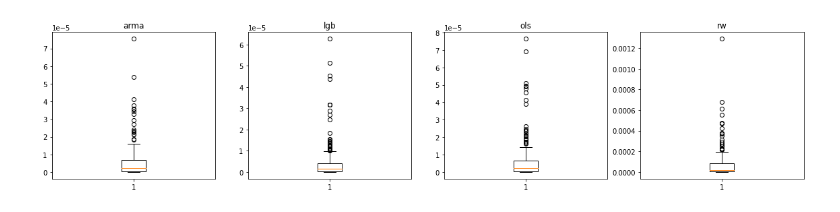
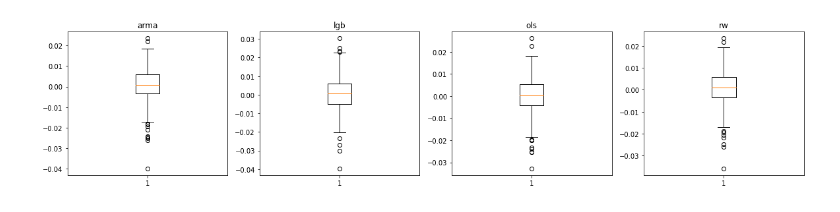
Before and after one commit to lukasgrahl/bachelor, a Jupyter notebook: notebooks/4-performance.ipynb, the cells around one changed output. Cells and saved outputs as stored; diff of their text form; code cells hidden in the pictures.

```diff
--- a/notebooks/4-performance.ipynb
+++ b/notebooks/4-performance.ipynb
@@ -17,6 +15,0 @@ from src.dm import dm_test
-# %%
-def get_model_list(path):
-    dir_list = os.listdir(OUT_MODEL_DIR)
-    dir_ist = [item for item in dir_list if '.' not in item or item == "archive"]
-    dir_list = [item for item in dir_list if item != "archive"]
-    return dir_list
@@ -30,33 +15,0 @@ get_model_list(OUT_MODEL_DIR)
-# %%
-def get_model_dict(path,
-                   dict_file_end: str = '_data_dict.pkl'):
-    dir_list = os.listdir(path)
-    dict_name = [item for item in dir_list if dict_file_end in item]
-
-    if len(dict_name) > 1:
-        dict_name = dict_name[-1]
-    else:
-        dict_name = dict_name[0]
-
-    file = load_data(file_name=dict_name, file_path=path)
-    return file
-# %%
-class ModelMetrics:
-
-    def __init__(self,
-                 dict_):
-        self._metrics = dict_["model_metrics"]
-
-        self.model_type = self._metrics["model_type"]
-        self.predicted = dict_["model_features"]["predicted"]
-        self.variables = self._metrics["variables"]
-        self.tinterval = self._metrics["tinterval"]
-        self.year_spread = self._metrics["year_spread"]
-        self.rmse = self._metrics["rmse"]
-        self.mse = self._metrics["mse"]
-        self.mae = self._metrics["mae"]
-        self.r2 = self._metrics["r2"]
-        self.y_pred = self._metrics['y_pred']
-        self.y_test = self._metrics['y_test']
-        self.residuals = self._metrics['y_pred'] - self._metrics['y_test']
-        pass
@@ -147,9 +36,10 @@ import seaborn as sns
 # %%
 fig, ax = plt.subplots(ncols=len(model_list), nrows=1, figsize=(len(model_list) * 5, 4))
 
-_df = df_f[[item for item in df_f.columns if "se" in item]].copy()
+_df = df_f[[item for item in df_f.columns if "resid" in item]].copy()
 for i, item in enumerate(model_list):
-    ax[i].boxplot(_df.iloc[:, i])
+    # ax[i].set_ylim([-0.06, 0.06])
+    ax[i].boxplot(_df.iloc[:, i].dropna())
     ax[i].set_title(item.model_type)
 # %% [output]
-[figure, old version]
+[figure, new version]
```
Also changed, not shown: parts of 19 cells of this notebook, 12 other files.
